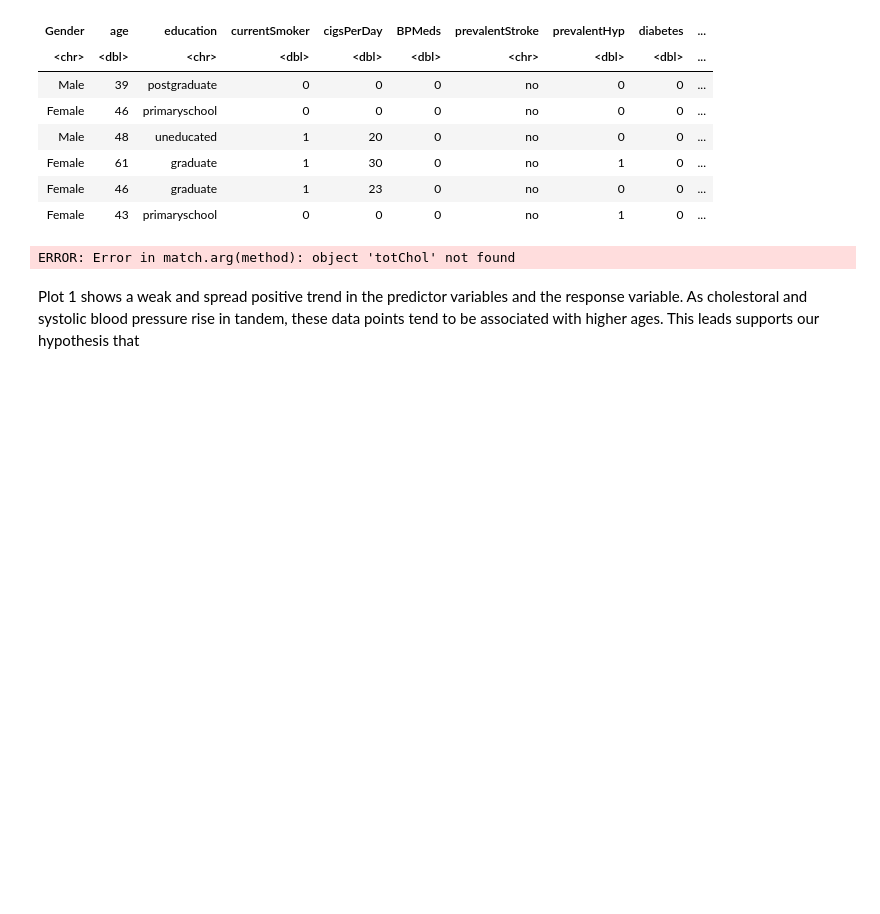
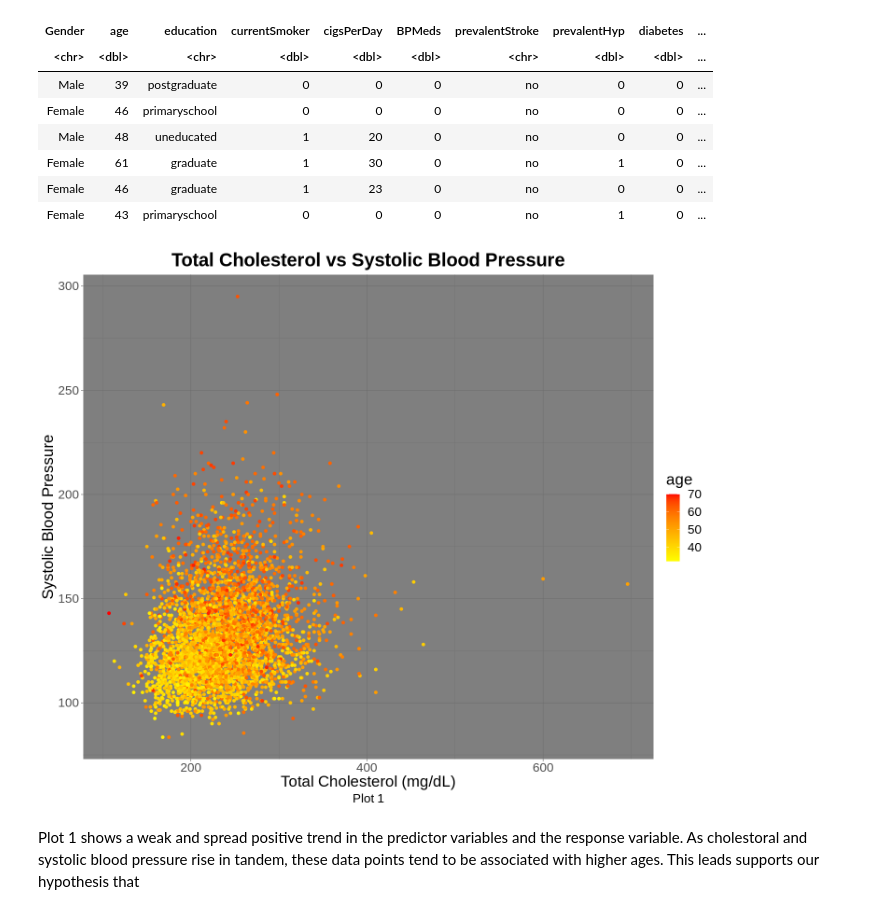
Before and after one commit to Kyleetd/DSCI100-Course-Project-2023, a Jupyter notebook: FinalProjectScript-Regression.ipynb, the cells around one changed output. Saved outputs shown, nothing was run; the diff lists cells and outputs as text; code cells hidden in the pictures; blank space fills up the shorter version.

```diff
--- a/FinalProjectScript-Regression.ipynb
+++ b/FinalProjectScript-Regression.ipynb
@@ -59,21 +57,22 @@ A tibble: 6 × 16
 # %%
 ## Filter data and select data so there's no N/A observations in the predictor variables
 ## Filter data so there's no N/A observations in the predictor variables
 heart_disease_filtered <- filter(heart_disease_data, age != "NA", totChol != "NA", sysBP != "NA")
 
 options(repr.plot.width=12, repr.plot.height=10)
 plot <- ggplot(heart_disease_filtered, aes(x = totChol, y = sysBP, color = age)) +
   geom_point() +
   labs(x = "Total Cholesterol (mg/dL)",
        y = "Systolic Blood Pressure",
        title = "Total Cholesterol vs Systolic Blood Pressure",
        caption = "Plot 1") +
   theme_dark() +
+  scale_color_gradient(low = "yellow", high = "red") + # Add color gradient
   theme(text = element_text(size = 20), plot.title = element_text(face = "bold", hjust = 0.5), plot.caption = element_text(hjust = 0.5))
 
 plot
 # %% [output]
-ERROR: Error in match.arg(method): object 'totChol' not found
+[figure, added]
 # %% [markdown]
 Plot 1 shows a weak and spread positive trend in the predictor variables and the response variable. As cholestoral and systolic blood pressure rise in tandem, these data points tend to be associated with higher ages. This leads supports our hypothesis that
 # %%
```
Also changed, not shown: parts of 12 cells of this notebook.
